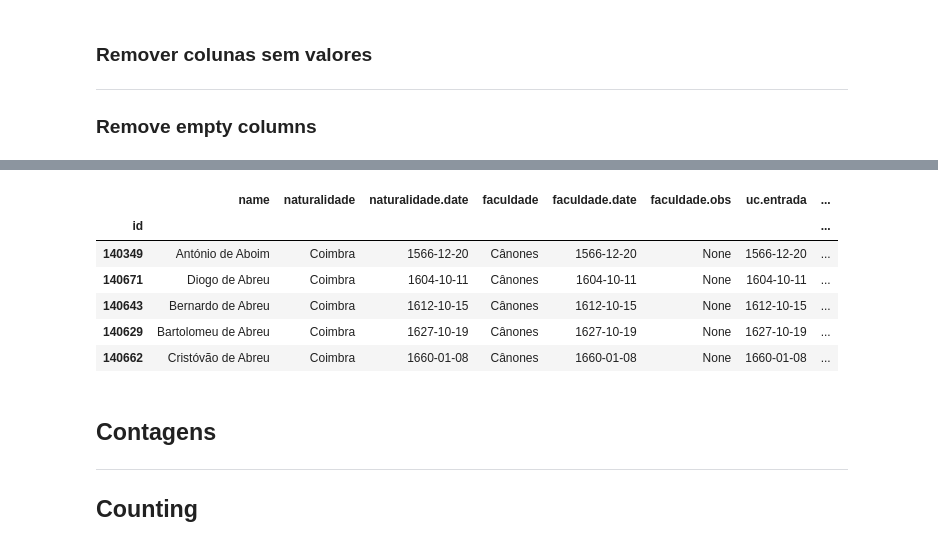
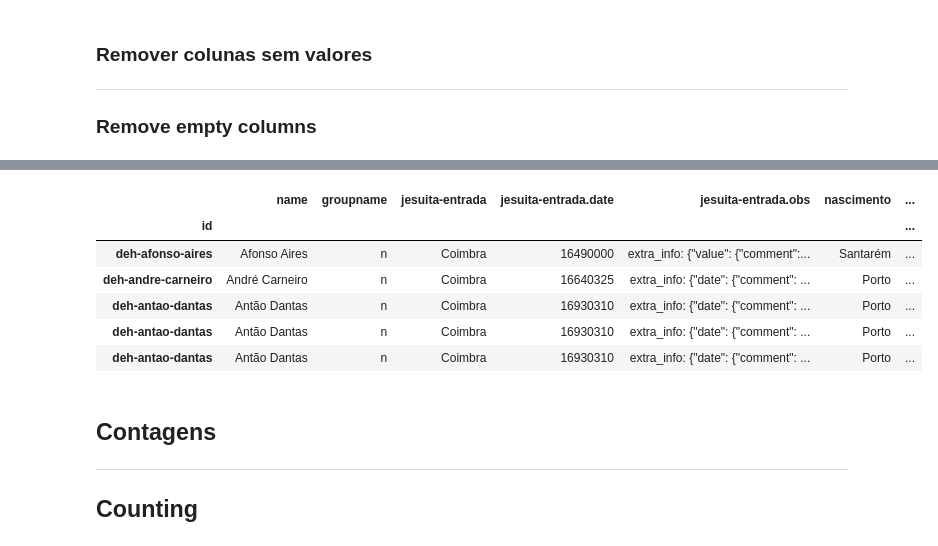
Before and after one commit to joaquimrcarvalho/dehergne-locations, a Jupyter notebook: notebooks/dehergne_analysis.ipynb, the cells around one changed output, grey strips where cells are left out. Saved outputs shown, nothing was run; the diff lists cells and outputs as text; code cells hidden in the pictures.

```diff
--- a/notebooks/dehergne_analysis.ipynb
+++ b/notebooks/dehergne_analysis.ipynb
@@ -21,7 +21,7 @@ Note:
 # %%
 from timelink.notebooks import TimelinkNotebook
 
-tlnb = TimelinkNotebook(db_type='postgres')
+tlnb = TimelinkNotebook(db_type='sqlite')
 # %% [markdown]
 TimelinkNotebook created a database to store data and a Kleio server to
 translate transcriptions in Kleio notation into data that can be imported
@@ -344,0 +229,18 @@ df.head(5)
+# %%
+import pandas as pd
+from timelink.pandas import entities_with_attribute
+# show 500 rows
+pd.set_option('display.max_rows', 1550)
+
+jesuita_entrada_coimbra = entities_with_attribute(
+    entity_type='person',
+    show_elements=['name','groupname'],
+    the_type='jesuita-entrada',
+    the_value='Coimbra',
+    more_attributes=['nascimento','estadia','morte'],
+    db=tlnb.db,
+)
+jesuita_entrada_coimbra.info()
+
+cols=['name','jesuita-entrada.date','jesuita-entrada','estadia','estadia.date','estadia.obs','morte','morte.date','morte.obs']
+jesuita_entrada_coimbra[jesuita_entrada_coimbra.groupname=='n'][cols].sort_values(by=['name','jesuita-entrada.date','estadia.date'])
@@ -344,0 +318,18 @@ df.head(5)
+# %%
+import pandas as pd
+from timelink.pandas import entities_with_attribute
+# show 500 rows
+pd.set_option('display.max_rows', 1550)
+
+places_of_stay = entities_with_attribute(
+    entity_type='person',
+    show_elements=['name','groupname','the_line','the_order'],
+    the_type=['partida','chegada','estadia','morte'],
+    more_attributes=[],
+    db=tlnb.db,
+)
+
+places_of_stay.info()
+
+cols=['name','estadia','estadia.date','estadia.obs']
+places_of_stay[places_of_stay.groupname=='n'][cols].sort_values(by=['estadia','estadia.date']).head(50)
@@ -353,7 +383,7 @@ df.head(5)
 
 ###  Remove empty columns
 # %%
-df.dropna(how='all', axis=1, inplace=True)
-df.info()
+jesuita_entrada_coimbra.dropna(how='all', axis=1, inplace=True)
+jesuita_entrada_coimbra.info()
 # %% [output]
 <class 'pandas.core.frame.DataFrame'>
@@ -376,13 +406,13 @@ memory usage: 1.7+ KB
 # %%
-df.head(5)
+jesuita_entrada_coimbra.head(5)
 # %% [output]
-|  | name | naturalidade | naturalidade.date | faculdade | faculdade.date | faculdade.obs | uc.entrada | ... |
-| id |  |  |  |  |  |  |  | ... |
-| 140349 | António de Aboim | Coimbra | 1566-12-20 | Cânones | 1566-12-20 | None | 1566-12-20 | ... |
-| 140671 | Diogo de Abreu | Coimbra | 1604-10-11 | Cânones | 1604-10-11 | None | 1604-10-11 | ... |
-| 140643 | Bernardo de Abreu | Coimbra | 1612-10-15 | Cânones | 1612-10-15 | None | 1612-10-15 | ... |
-| 140629 | Bartolomeu de Abreu | Coimbra | 1627-10-19 | Cânones | 1627-10-19 | None | 1627-10-19 | ... |
-| 140662 | Cristóvão de Abreu | Coimbra | 1660-01-08 | Cânones | 1660-01-08 | None | 1660-01-08 | ... |
+|  | name | groupname | jesuita-entrada | jesuita-entrada.date | jesuita-entrada.obs | nascimento | ... |
+| id |  |  |  |  |  |  | ... |
+| deh-afonso-aires | Afonso Aires | n | Coimbra | 16490000 | extra_info: {"value": {"comment":... | Santarém | ... |
+| deh-andre-carneiro | André Carneiro | n | Coimbra | 16640325 | extra_info: {"date": {"comment": ... | Porto | ... |
+| deh-antao-dantas | Antão Dantas | n | Coimbra | 16930310 | extra_info: {"date": {"comment": ... | Porto | ... |
+| deh-antao-dantas | Antão Dantas | n | Coimbra | 16930310 | extra_info: {"date": {"comment": ... | Porto | ... |
+| deh-antao-dantas | Antão Dantas | n | Coimbra | 16930310 | extra_info: {"date": {"comment": ... | Porto | ... |
 # %% [markdown]
 
 ## Contagens
```
Also changed, not shown: parts of 42 cells of this notebook, 6 other files.
